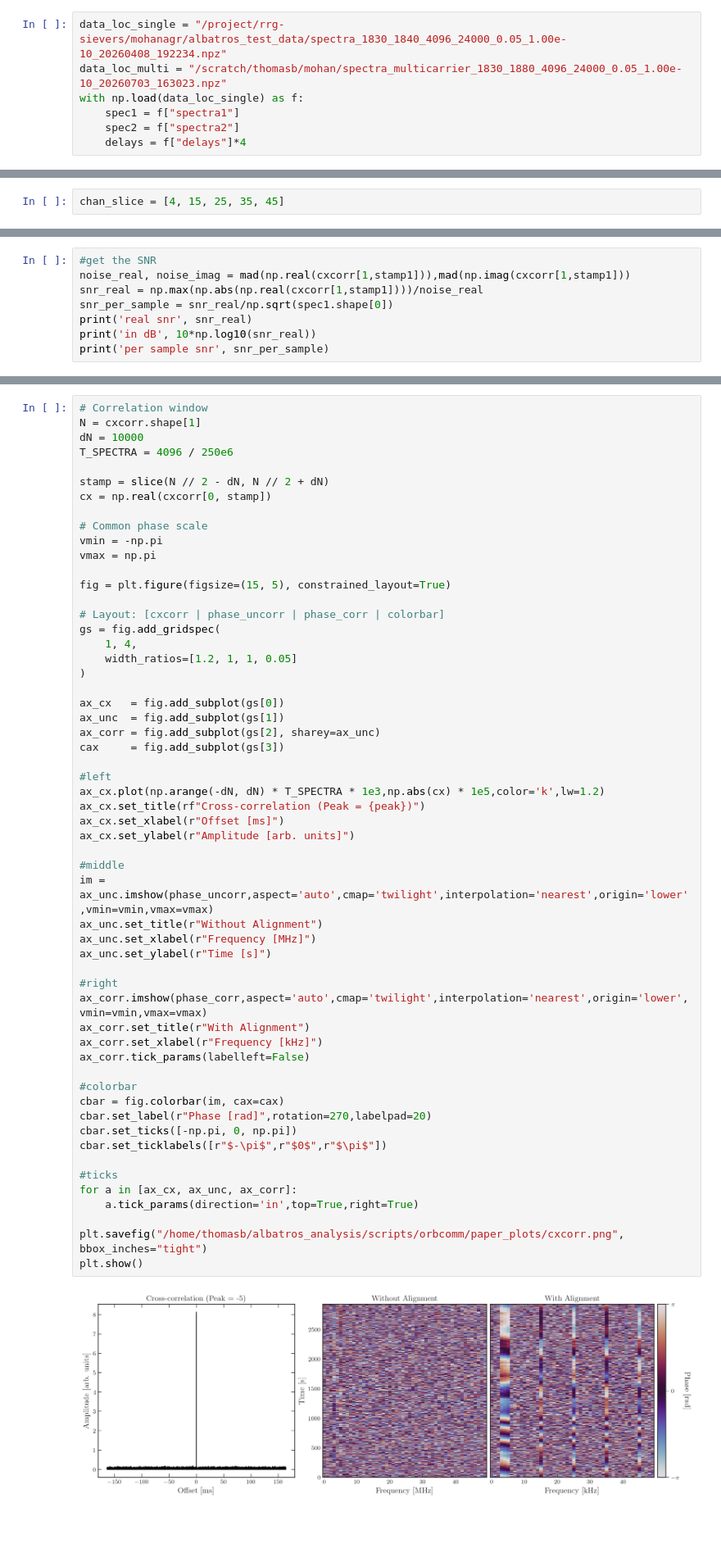
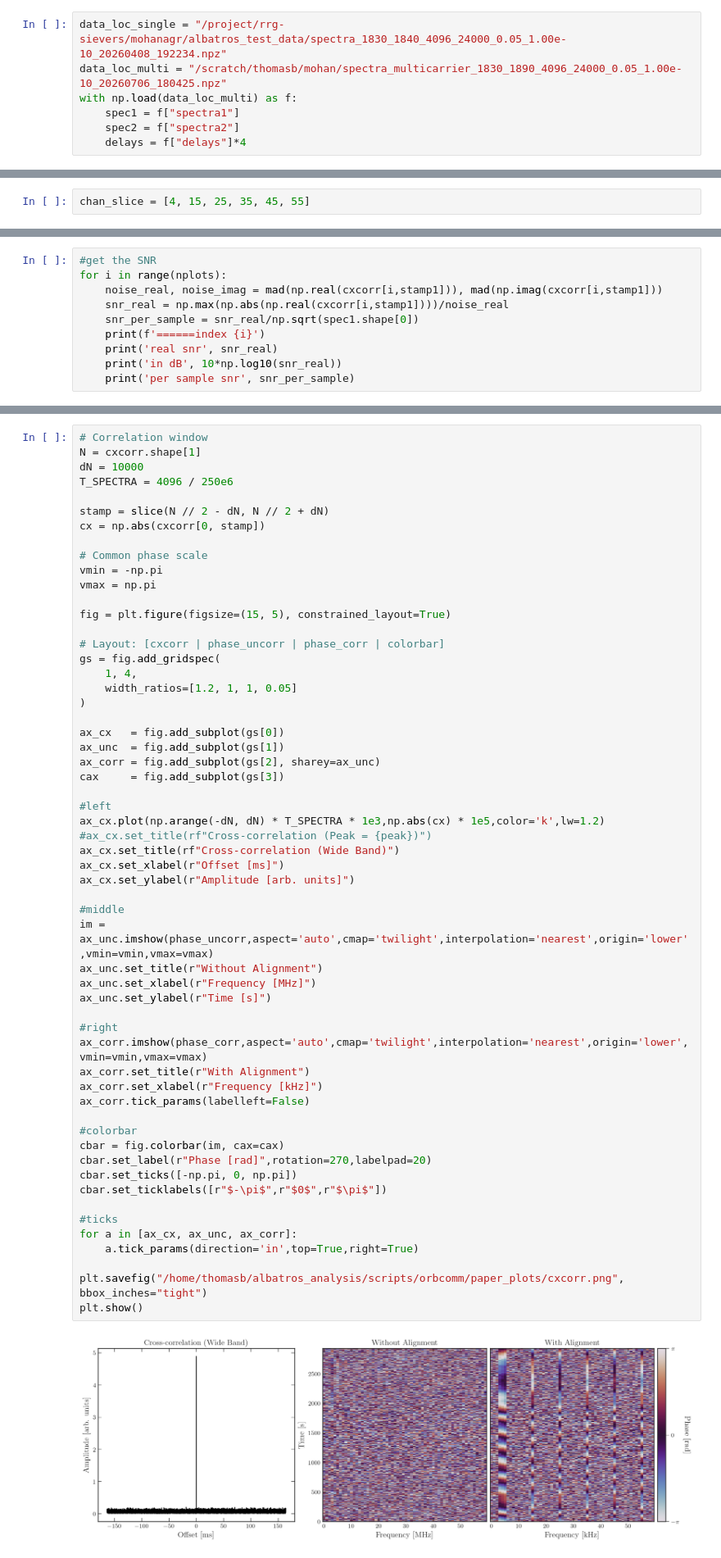
Before and after one commit to ALBATROS-Experiment/albatros_analysis, a Jupyter notebook: scripts/sim_plots.ipynb, the cells around one changed output, grey strips where cells are left out. Shown at 82% size. Saved outputs shown, nothing was run; the diff lists cells and outputs as text; blank space fills up the shorter version.

```diff
--- a/scripts/sim_plots.ipynb
+++ b/scripts/sim_plots.ipynb
@@ -80,8 +80,8 @@ plt.rcParams.update({
 # Baseband Data
 # %%
 data_loc_single = "/project/rrg-sievers/mohanagr/albatros_test_data/spectra_1830_1840_4096_24000_0.05_1.00e-10_20260408_192234.npz"
-data_loc_multi = "/scratch/thomasb/mohan/spectra_multicarrier_1830_1880_4096_24000_0.05_1.00e-10_20260703_163023.npz"
-with np.load(data_loc_single) as f:
+data_loc_multi = "/scratch/thomasb/mohan/spectra_multicarrier_1830_1890_4096_24000_0.05_1.00e-10_20260706_180425.npz"
+with np.load(data_loc_multi) as f:
     spec1 = f["spectra1"]
     spec2 = f["spectra2"]
     delays = f["delays"]*4
@@ -110,7 +110,7 @@ plt.show()
 # %% [markdown]
 ## Get the CXCORR
 # %%
-chan_slice = [4, 15, 25, 35, 45]
+chan_slice = [4, 15, 25, 35, 45, 55]
 # %%
 #take the cxcorr but only for channels that have actual signal in them
 cxcorr = get_coarse_xcorr(spec1,spec2,chan_slice)
@@ -152,9 +157,11 @@ Text(0.5, 0.98, 'Window: 1, Peak: -5')
 # %%
 #get the SNR
-noise_real, noise_imag = mad(np.real(cxcorr[1,stamp1])),mad(np.imag(cxcorr[1,stamp1]))
-snr_real = np.max(np.abs(np.real(cxcorr[1,stamp1])))/noise_real
-snr_per_sample = snr_real/np.sqrt(spec1.shape[0])
-print('real snr', snr_real)
-print('in dB', 10*np.log10(snr_real))
-print('per sample snr', snr_per_sample)
+for i in range(nplots):
+    noise_real, noise_imag = mad(np.real(cxcorr[i,stamp1])), mad(np.imag(cxcorr[i,stamp1]))
+    snr_real = np.max(np.abs(np.real(cxcorr[i,stamp1])))/noise_real
+    snr_per_sample = snr_real/np.sqrt(spec1.shape[0])
+    print(f'======index {i}')
+    print('real snr', snr_real)
+    print('in dB', 10*np.log10(snr_real))
+    print('per sample snr', snr_per_sample)
 # %% [output]
@@ -212,7 +235,7 @@ dN = 10000
 T_SPECTRA = 4096 / 250e6
 
 stamp = slice(N // 2 - dN, N // 2 + dN)
-cx = np.real(cxcorr[0, stamp])
+cx = np.abs(cxcorr[0, stamp])
 
 # Common phase scale
 vmin = -np.pi
@@ -233,36 +256,37 @@ cax     = fig.add_subplot(gs[3])
 
 #left
 ax_cx.plot(np.arange(-dN, dN) * T_SPECTRA * 1e3,np.abs(cx) * 1e5,color='k',lw=1.2)
-ax_cx.set_title(rf"Cross-correlation (Peak = {peak})")
+#ax_cx.set_title(rf"Cross-correlation (Peak = {peak})")
+ax_cx.set_title(rf"Cross-correlation (Wide Band)")
 ax_cx.set_xlabel(r"Offset [ms]")
 ax_cx.set_ylabel(r"Amplitude [arb. units]")
 
 #middle
 im = ax_unc.imshow(phase_uncorr,aspect='auto',cmap='twilight',interpolation='nearest',origin='lower',vmin=vmin,vmax=vmax)
 ax_unc.set_title(r"Without Alignment")
 ax_unc.set_xlabel(r"Frequency [MHz]")
 ax_unc.set_ylabel(r"Time [s]")
 
 #right
 ax_corr.imshow(phase_corr,aspect='auto',cmap='twilight',interpolation='nearest',origin='lower',vmin=vmin,vmax=vmax)
 ax_corr.set_title(r"With Alignment")
 ax_corr.set_xlabel(r"Frequency [kHz]")
 ax_corr.tick_params(labelleft=False)
 
 #colorbar
 cbar = fig.colorbar(im, cax=cax)
 cbar.set_label(r"Phase [rad]",rotation=270,labelpad=20)
 cbar.set_ticks([-np.pi, 0, np.pi])
 cbar.set_ticklabels([r"$-\pi$",r"$0$",r"$\pi$"])
 
 #ticks
 for a in [ax_cx, ax_unc, ax_corr]:
     a.tick_params(direction='in',top=True,right=True)
 
 plt.savefig("/home/thomasb/albatros_analysis/scripts/orbcomm/paper_plots/cxcorr.png", bbox_inches="tight")
 plt.show()
 # %% [output]
-[figure, old version]
+[figure, new version]
 # %% [markdown]
 # Upchannelized Data
 # %%
```
Also changed, not shown: parts of 7 cells of this notebook, 14 other files.
